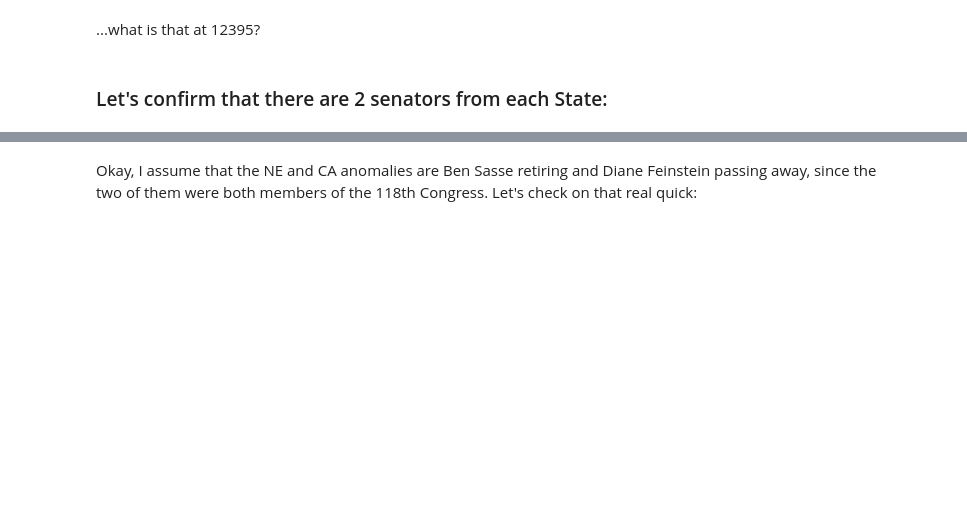
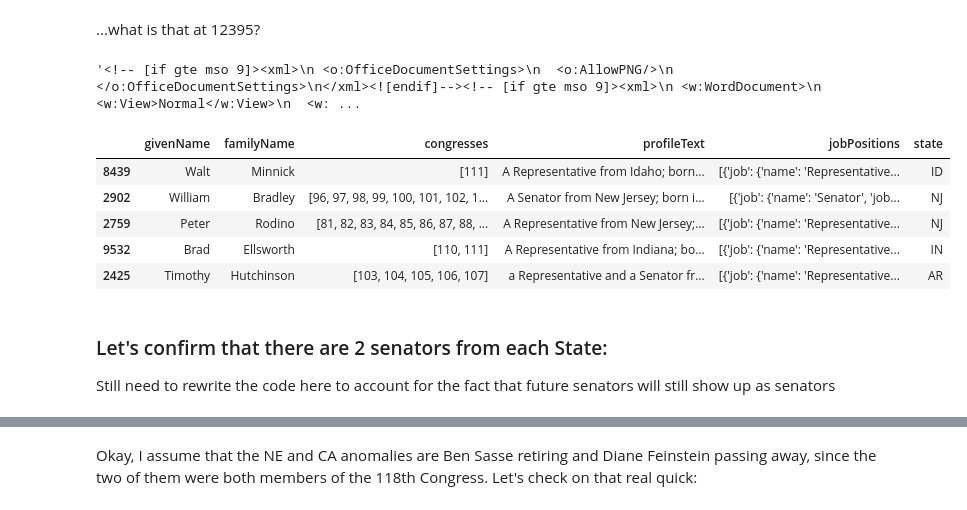
Before and after one commit to henryjosephson/paths-to-congress, a Jupyter notebook: src/process_data/read_jsons_to_df.ipynb, the cells around one changed output, grey strips where cells are left out. Saved outputs shown, nothing was run; the diff lists cells and outputs as text; code cells hidden in the pictures; blank space fills up the shorter version.

```diff
--- a/src/process_data/read_jsons_to_df.ipynb
+++ b/src/process_data/read_jsons_to_df.ipynb
@@ -4,3 +4,9 @@ import utils
 
 bios = pd.read_json("../../data/congress-bios.json")
 currentBios = bios[bios.congresses.apply(lambda x: 118 in x)]
+recentBios = bios.loc[
+    [
+        any(session in x for session in range(100, 119))
+        for x in bios.congresses.to_list()
+    ]
+]
@@ -7,7 +53,7 @@ currentBios = bios[bios.congresses.apply(lambda x: 118 in x)]
 # %% [markdown]
 ...what is that at 12395?
 # %%
-display(currentBios["profileText"][12395])
+display(recentBios["profileText"][12395])
 
 # darn it, Ben Sasse!
 
@@ -21,8 +67,10 @@ str12395 = (
     " Senate on January 12, 2023, to fill the vacancy caused by the resignation of"
     " Benjamin Sasse; took the oath of office on January 23, 2023."
 )
-currentBios.loc[12395, "profileText"] = str12395
+recentBios.loc[12395, "profileText"] = str12395
+# %% [output]
+'<!-- [if gte mso 9]><xml>\n <o:OfficeDocumentSettings>\n  <o:AllowPNG/>\n </o:OfficeDocumentSettings>\n</xml><![endif]--><!-- [if gte mso 9]><xml>\n <w:WordDocument>\n  <w:View>Normal</w:View>\n  <w: ...
 # %%
-currentBios = currentBios[
+recentBios = recentBios[
     ["givenName", "familyName", "congresses", "profileText", "jobPositions"]
 ]
@@ -41,13 +83,23 @@ def get_state_abbrev(text):
     return None
 
 
-currentBios.loc[:, "state"] = currentBios.profileText.apply(
+recentBios.loc[:, "state"] = recentBios.profileText.apply(
     lambda x: get_state_abbrev(x.split(";")[0])
 )
 # %%
-currentBios.sample(5)
+recentBios.sample(5)
+# %% [output]
+|  | givenName | familyName | congresses | profileText | jobPositions | state |
+| 8439 | Walt | Minnick | [111] | A Representative from Idaho; born... | [{'job': {'name': 'Representative... | ID |
+| 2902 | William | Bradley | [96, 97, 98, 99, 100, 101, 102, 1... | A Senator from New Jersey; born i... | [{'job': {'name': 'Senator', 'job... | NJ |
+| 2759 | Peter | Rodino | [81, 82, 83, 84, 85, 86, 87, 88, ... | A Representative from New Jersey;... | [{'job': {'name': 'Representative... | NJ |
+| 9532 | Brad | Ellsworth | [110, 111] | A Representative from Indiana; bo... | [{'job': {'name': 'Representative... | IN |
+| 2425 | Timothy | Hutchinson | [103, 104, 105, 106, 107] | a Representative and a Senator fr... | [{'job': {'name': 'Representative... | AR |
 # %% [markdown]
 ### Let's confirm that there are 2 senators from each State:
+
+Still need to rewrite the code here to account for the fact that future senators
+will still show up as senators
 # %%
 currentBios.loc[
     (
```
Also changed, not shown: parts of 33 cells of this notebook, 6 other files.
